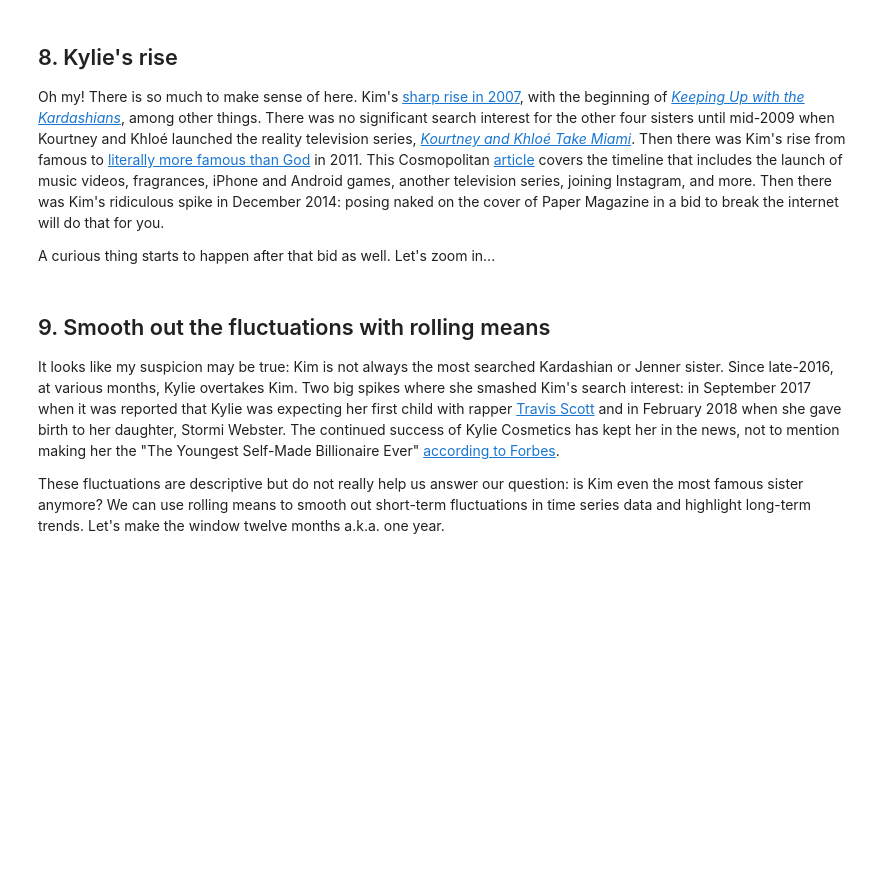
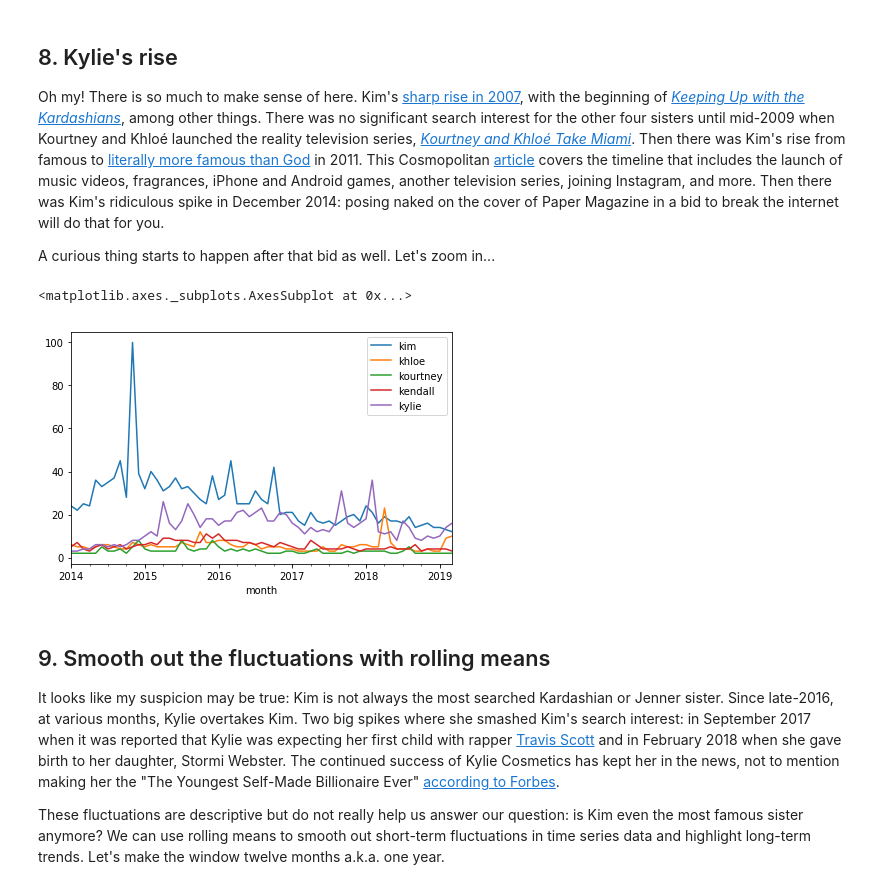
Before and after one commit to DHeasmanGDS/DataCamp-Projects, a Jupyter notebook: Up and Down with the Kardashians.ipynb, the cells around one changed output. Cells and saved outputs as stored; diff of their text form; code cells hidden in the pictures; blank space fills up the shorter version.

```diff
--- a/Up and Down with the Kardashians.ipynb
+++ b/Up and Down with the Kardashians.ipynb
@@ -113,7 +165,10 @@ print(trends.head())
 <p>A curious thing starts to happen after that bid as well. Let's zoom in...</p>
 # %%
 # Zoom in from January 2014
-#trends.loc['2014-01-01':'2019-03-01'].plot()
+trends.loc['2014-01-01':'2019-03-01'].plot()
+# %% [output]
+<matplotlib.axes._subplots.AxesSubplot at 0x...>
+[figure, added]
 # %% [markdown]
 ## 9. Smooth out the fluctuations with rolling means
 <p>It looks like my suspicion may be true: Kim is not always the most searched Kardashian or Jenner sister. Since late-2016, at various months, Kylie overtakes Kim. Two big spikes where she smashed Kim's search interest: in September 2017 when it was reported that Kylie was expecting her first child with rapper <a href="https://en.wikipedia.org/wiki/Travis_Scott">Travis Scott</a> and in February 2018 when she gave birth to her daughter, Stormi Webster. The continued success of Kylie Cosmetics has kept her in the news, not to mention making her the "The Youngest Self-Made Billionaire Ever" <a href="https://www.forbes.com/sites/natalierobehmed/2019/03/05/at-21-kylie-jenner-becomes-the-youngest-self-made-billionaire-ever/#57e612c02794">according to Forbes</a>.</p>
```
Also changed, not shown: parts of 9 cells of this notebook.
